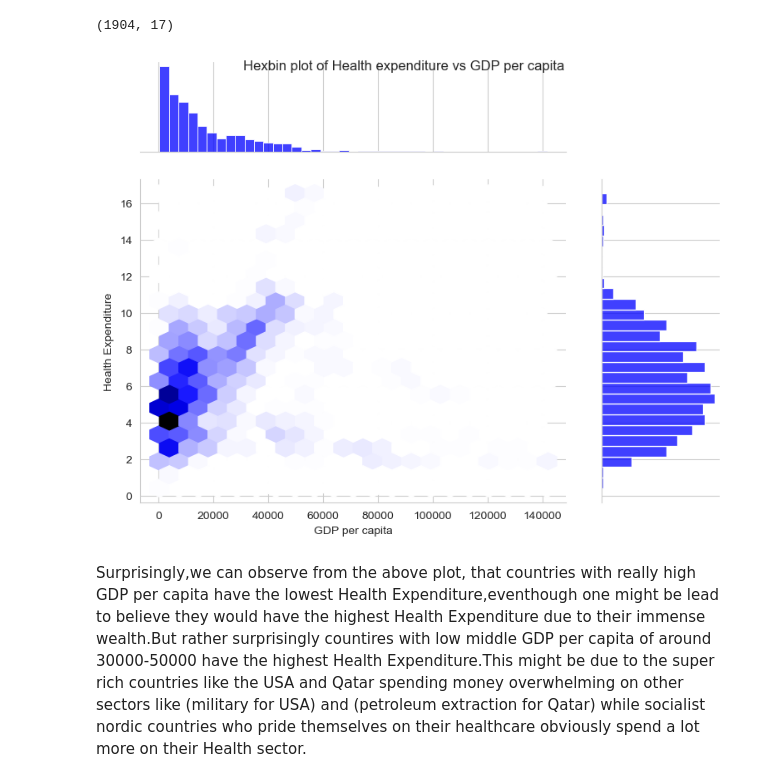
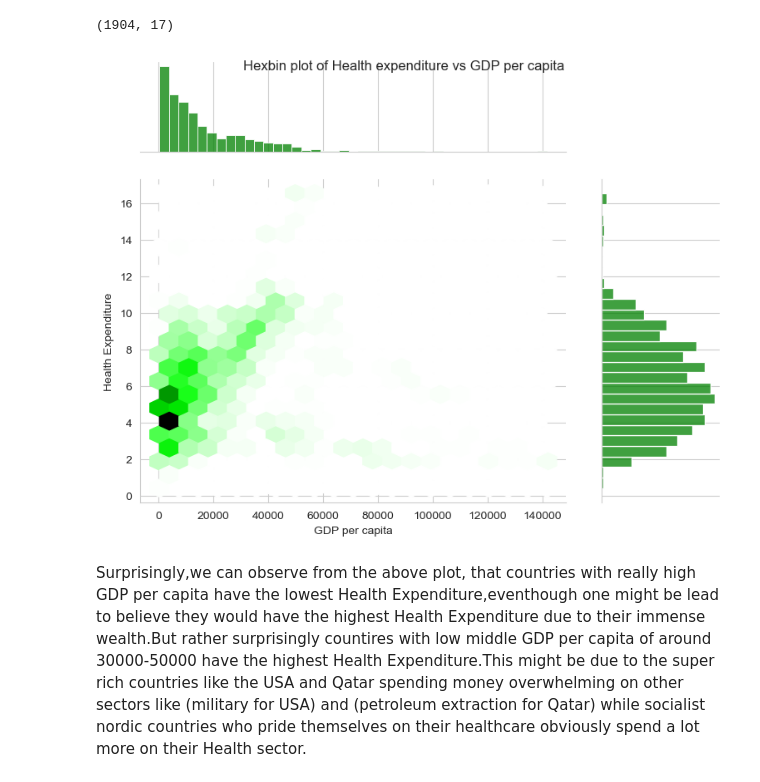
Before and after one commit to ubco-W2022T2-data301/project-group-group28, a Jupyter notebook: analysis/analysis3.ipynb, the cells around one changed output. Drawn from its saved outputs; the diff is of its cells as text; code cells hidden in the pictures.

```diff
--- a/analysis/analysis3.ipynb
+++ b/analysis/analysis3.ipynb
@@ -69,19 +69,19 @@ df.shape
 # %%
 import pandas as pd
 import seaborn as sns
 import matplotlib.pyplot as plt
 
 df = pd.read_csv("../data/raw/Life_Expectancy_00_15.csv", sep=';')
 gdp_health_df = df[['GDP per capita', 'Health expenditure']]
 sns.set_style('whitegrid')
-g = sns.jointplot(data=gdp_health_df, x='GDP per capita', y='Health expenditure', kind='hex', color='blue',gridsize=20, ratio=3, space=0.3)
+g = sns.jointplot(data=gdp_health_df, x='GDP per capita', y='Health expenditure', kind='hex', color='green',gridsize=20, ratio=3, space=0.3)
 g.fig.set_size_inches(8, 6)
 plt.xlabel('GDP per capita')
 plt.ylabel('Health Expenditure')
 g.fig.suptitle('Hexbin plot of Health expenditure vs GDP per capita')
 plt.show()
 # %% [output]
-[figure, old version]
+[figure, new version]
 # %% [markdown]
 Surprisingly,we can observe from the above plot, that countries with really high GDP per capita have the lowest Health Expenditure,eventhough one might be lead to believe they would have the highest Health Expenditure due to their immense wealth.But rather surprisingly countires with low middle GDP per capita of around 30000-50000 have the highest Health Expenditure.This might be due to the super rich countries like the USA and Qatar spending money overwhelming on other sectors like (military for USA) and (petroleum extraction for Qatar) while socialist nordic countries who pride themselves on their healthcare obviously spend a lot more on their Health sector.
 # %%
```
Also changed, not shown: parts of 2 cells of this notebook.
